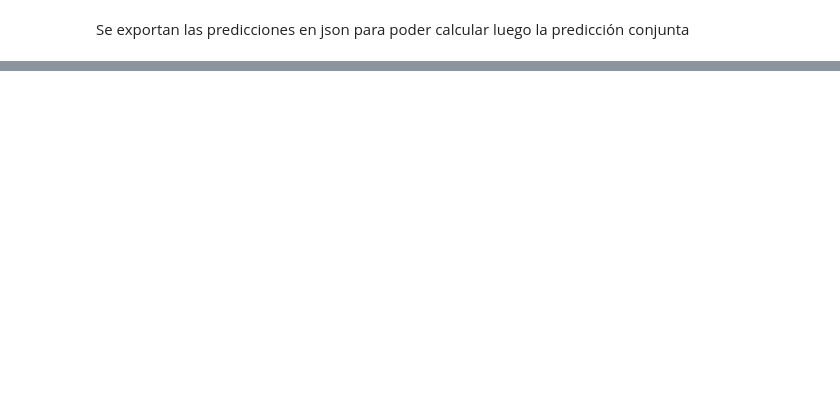
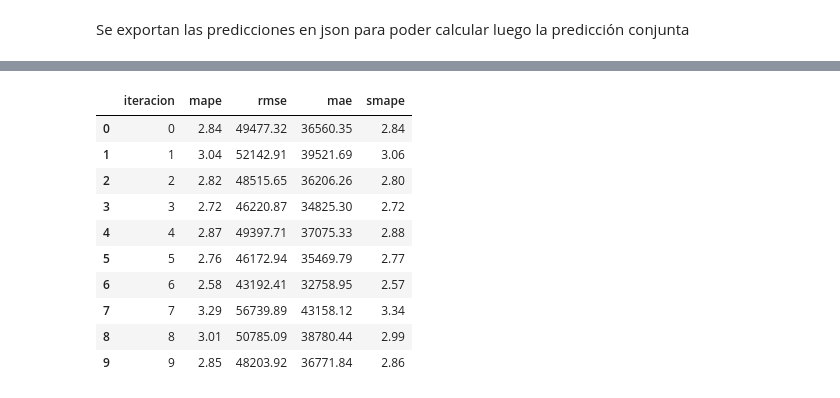
Before and after one commit to JuanDavidPiedrahitaLopez/energy_demand_forecasting_models, a Jupyter notebook: models/notebooks/Energy/RNN_Demanda.ipynb, the cells around one changed output, grey strips where cells are left out. Drawn from its saved outputs; the diff is of its cells as text; code cells hidden in the pictures; blank space fills up the shorter version.

```diff
--- a/models/notebooks/Energy/RNN_Demanda.ipynb
+++ b/models/notebooks/Energy/RNN_Demanda.ipynb
@@ -223,11 +238,10 @@ len(df_data_close_copy)
 # %% [markdown]
 Se seleccionan las variables que serán las variables de entrada del modelo
 # %%
-# selecicon de variables (tener en cuenta que los lags se calculan a partir del ultimo rezago)
+# selecicon de variables - se muestran todas las variables, se pasa el valor target a modo de valor previo para realizar la predicción
 target = ["value"]
-features = [col for col in df_data_close_copy.columns
+features = [col for col in df_data_close_copy.columns if (col != "Start date")]
             #if (col not in target and col != "Start date")]
-            if (col != "Start date")]
 features
 # %% [output]
 ['value', 'year', 'month', 'quarter']
@@ -1098,0 +1181,28 @@ with open ("../../../data/preds_energy_models/rnn_preds.json", "w") as json_file
+# %%
+cols_df_preds = ["iteracion", "mape", "rmse", "mae", "smape"]
+arr_iteracion = [el["iteracion"] for el in preds_dict]
+mape_iteracion = [el["mape"] for el in preds_dict]
+mae_iteracion = [el["mae"] for el in preds_dict]
+rmse_iteracion = [el["rmse"] for el in preds_dict]
+smape_iteracion = [el["smape"] for el in preds_dict]
+
+
+dataframe = pd.DataFrame(columns=cols_df_preds )
+dataframe["iteracion"] = arr_iteracion
+dataframe["mape"] = mape_iteracion
+dataframe["mae"] = mae_iteracion
+dataframe["rmse"] = rmse_iteracion
+dataframe["smape"] = smape_iteracion
+dataframe
+# %% [output]
+|  | iteracion | mape | rmse | mae | smape |
+| 0 | 0 | 2.84 | 49477.32 | 36560.35 | 2.84 |
+| 1 | 1 | 3.04 | 52142.91 | 39521.69 | 3.06 |
+| 2 | 2 | 2.82 | 48515.65 | 36206.26 | 2.80 |
+| 3 | 3 | 2.72 | 46220.87 | 34825.30 | 2.72 |
+| 4 | 4 | 2.87 | 49397.71 | 37075.33 | 2.88 |
+| 5 | 5 | 2.76 | 46172.94 | 35469.79 | 2.77 |
+| 6 | 6 | 2.58 | 43192.41 | 32758.95 | 2.57 |
+| 7 | 7 | 3.29 | 56739.89 | 43158.12 | 3.34 |
+| 8 | 8 | 3.01 | 50785.09 | 38780.44 | 2.99 |
+| 9 | 9 | 2.85 | 48203.92 | 36771.84 | 2.86 |
```
Also changed, not shown: parts of 38 cells of this notebook.
